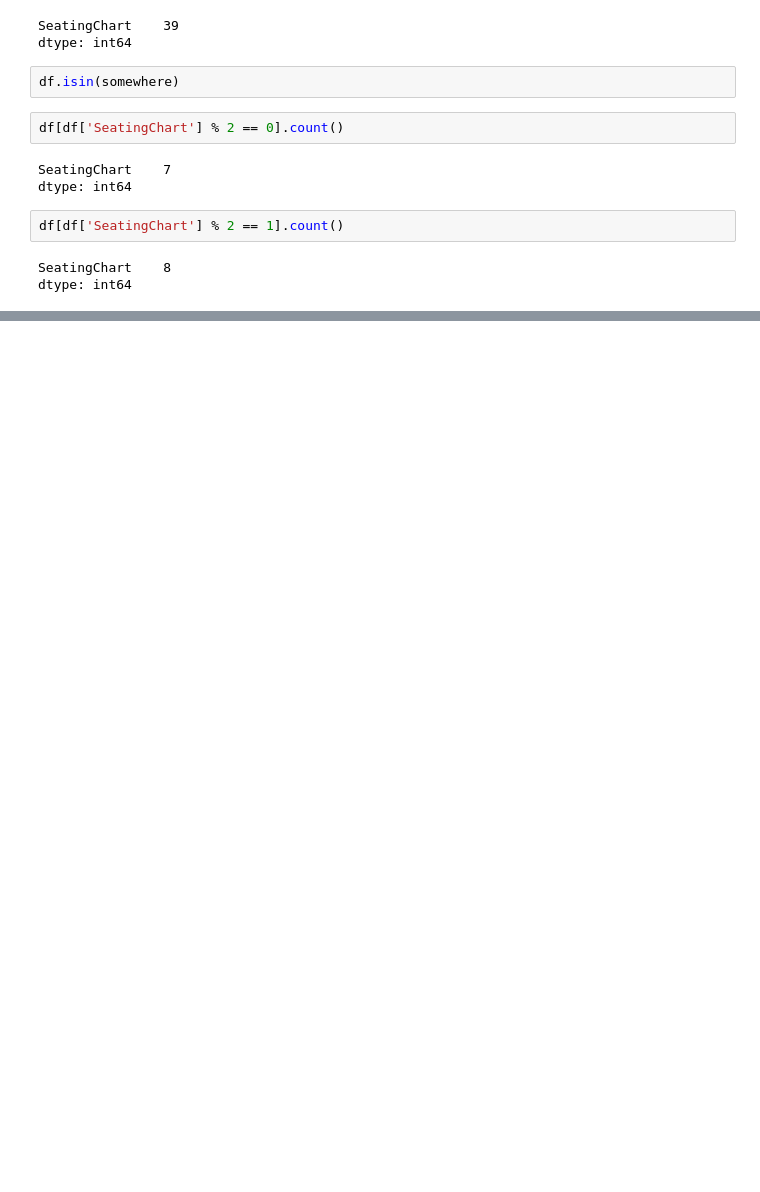
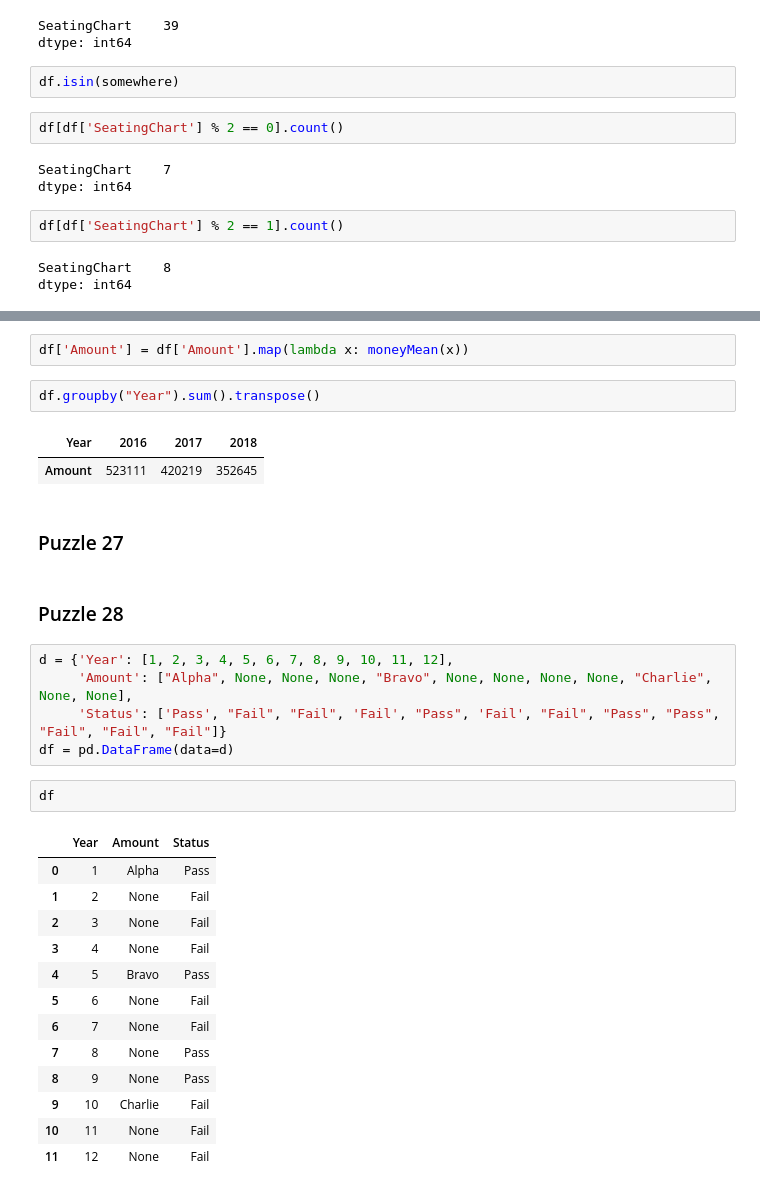
Before and after one commit to michailow/ETL-mastering, a Jupyter notebook: pandas version.ipynb, the cells around one changed output, grey strips where cells are left out. Saved outputs shown, nothing was run; the diff lists cells and outputs as text; blank space fills up the shorter version.

```diff
--- a/pandas version.ipynb
+++ b/pandas version.ipynb
@@ -494,0 +686,32 @@ df.loc[df.groupby('Product ID')['Effective Date'].idxmax()]
+# %%
+df['Amount'] = df['Amount'].map(lambda x: moneyMean(x))
+# %%
+df.groupby("Year").sum().transpose()
+# %% [output]
+| Year | 2016 | 2017 | 2018 |
+| Amount | 523111 | 420219 | 352645 |
+# %% [markdown]
+### Puzzle 27
+# %% [markdown]
+### Puzzle 28
+# %%
+d = {'Year': [1, 2, 3, 4, 5, 6, 7, 8, 9, 10, 11, 12],
+     'Amount': ["Alpha", None, None, None, "Bravo", None, None, None, None, "Charlie", None, None],
+     'Status': ['Pass', "Fail", "Fail", 'Fail', "Pass", 'Fail', "Fail", "Pass", "Pass", "Fail", "Fail", "Fail"]}
+df = pd.DataFrame(data=d)
+# %%
+df
+# %% [output]
+|  | Year | Amount | Status |
+| 0 | 1 | Alpha | Pass |
+| 1 | 2 | None | Fail |
+| 2 | 3 | None | Fail |
+| 3 | 4 | None | Fail |
+| 4 | 5 | Bravo | Pass |
+| 5 | 6 | None | Fail |
+| 6 | 7 | None | Fail |
+| 7 | 8 | None | Pass |
+| 8 | 9 | None | Pass |
+| 9 | 10 | Charlie | Fail |
+| 10 | 11 | None | Fail |
+| 11 | 12 | None | Fail |
```
Also changed, not shown: parts of 38 cells of this notebook.
